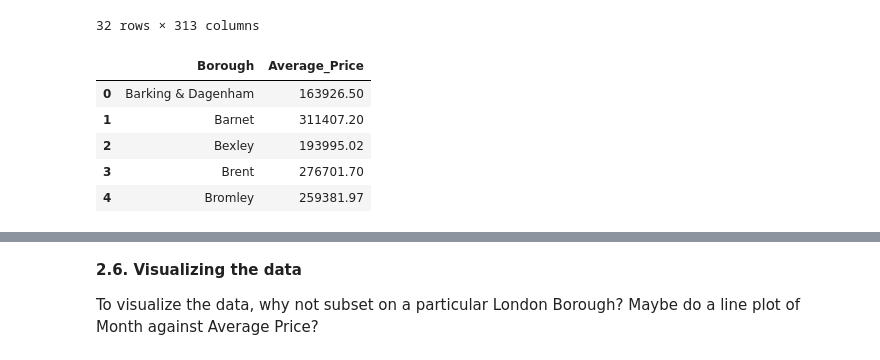
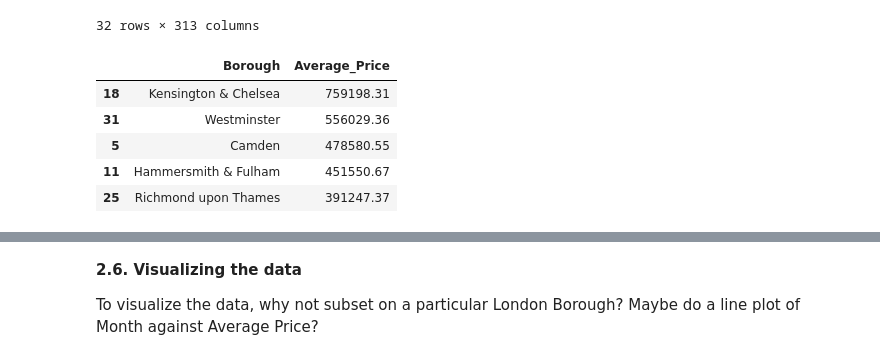
Before and after one commit to dplem/Springboard_Projects, a Jupyter notebook: Unit_4_Challenge_Tier_3.ipynb, the cells around one changed output, grey strips where cells are left out. Cells and saved outputs as stored; diff of their text form; code cells hidden in the pictures.

```diff
--- a/Unit_4_Challenge_Tier_3.ipynb
+++ b/Unit_4_Challenge_Tier_3.ipynb
@@ -259,6 +249,6 @@ Columns: 312 entries, index to 310
 dtypes: object(312)
 memory usage: 119.6+ KB
 # %%
-header = header[2:]
+header = pd.to_datetime(pd.Series(header[2:])).astype(str)
 header.head()
 # %% [output]
@@ -270,5 +260,5 @@ header.head()
 Name: 0, dtype: object
 # %%
-header1 = pd.to_datetime(pd.Series(header)).astype(str)
+header = pd.concat([pd.Series(['Borough', 'ID']), header])
 header.head()
 # %% [output]
@@ -281,3 +270,0 @@ Name: 0, dtype: object
-# %%
-header = pd.concat([pd.Series(['Borough', 'ID']), header1])
-header.head()
@@ -434,12 +414,12 @@ properties.head(50)
 | 31 | Westminster | E09000033 | 133025.27720 | 131468.30960 | 132260.34170 | 133370.20360 | 133911.11170 | 134562.19410 | 133450.21620 | ... |
 32 rows × 313 columns
 # %%
-properties_avg_df = properties[['Borough', 'Average_Price']]
+properties_avg_df = properties[['Borough', 'Average_Price']].sort_values(by='Average_Price',ascending=False)
 properties_avg_df.head()
 # %% [output]
 |  | Borough | Average_Price |
-| 0 | Barking & Dagenham | 163926.50 |
-| 1 | Barnet | 311407.20 |
-| 2 | Bexley | 193995.02 |
-| 3 | Brent | 276701.70 |
-| 4 | Bromley | 259381.97 |
+| 18 | Kensington & Chelsea | 759198.31 |
+| 31 | Westminster | 556029.36 |
+| 5 | Camden | 478580.55 |
+| 11 | Hammersmith & Fulham | 451550.67 |
+| 25 | Richmond upon Thames | 391247.37 |
```
Also changed, not shown: parts of 8 cells of this notebook.
